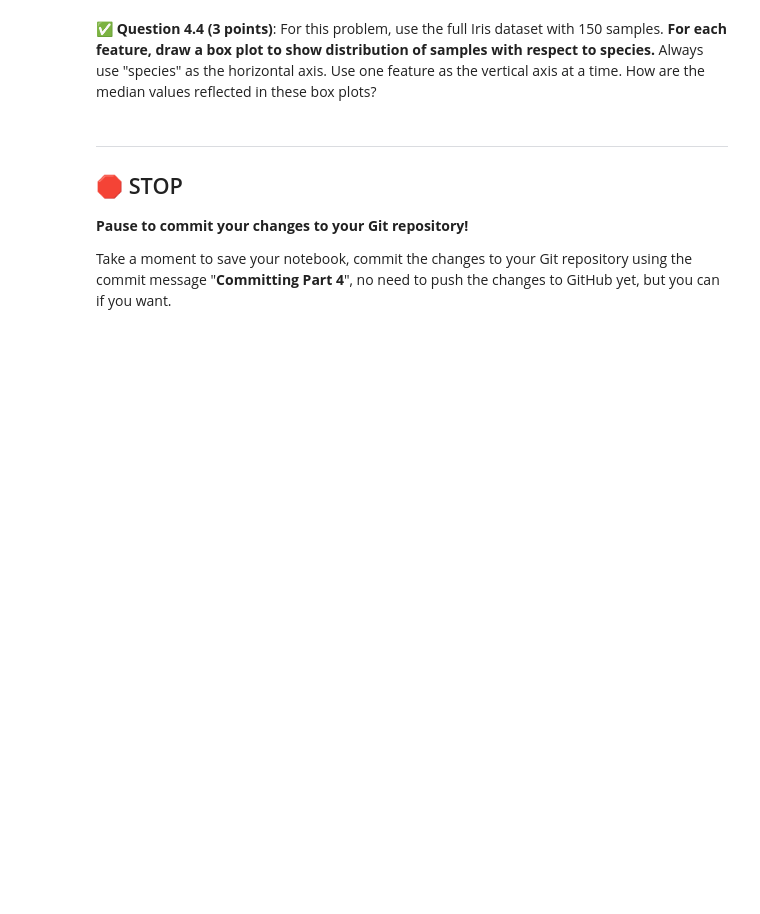
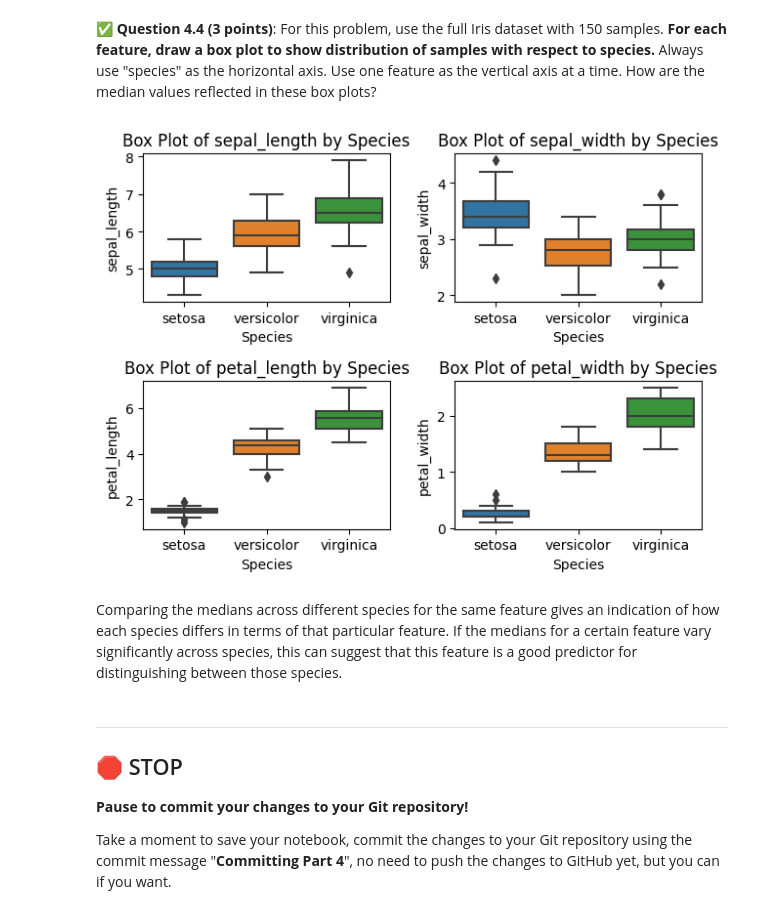
Before and after one commit to haileykuplerski/cmse202-s24-turnin, a Jupyter notebook: hw-01/HW-01_GitPracticeDebuggingPythonPackagesAndClasses-Hailey Kuplerski.ipynb, the cells around one changed output. Drawn from its saved outputs; the diff is of its cells as text; code cells hidden in the pictures; blank space fills up the shorter version.

```diff
--- a/hw-01/HW-01_GitPracticeDebuggingPythonPackagesAndClasses-Hailey Kuplerski.ipynb
+++ b/hw-01/HW-01_GitPracticeDebuggingPythonPackagesAndClasses-Hailey Kuplerski.ipynb
@@ -500,3 +514,32 @@ If you do already have it installed, what command did you use to install it?
+# %%
+### Put your code here
+import matplotlib.pyplot as plt
+
+plt.subplot(2,2,1)
+seaborn.boxplot(x='species', y='sepal_length', data=df)
+plt.title("Box Plot of sepal_length by Species")
+plt.xlabel("Species")
+
+plt.subplot(2,2,2)
+seaborn.boxplot(x='species', y='sepal_width', data=df)
+plt.title("Box Plot of sepal_width by Species")
+plt.xlabel("Species")
+
+plt.subplot(2,2,3)
+seaborn.boxplot(x='species', y='petal_length', data=df)
+plt.title("Box Plot of petal_length by Species")
+plt.xlabel("Species")
+
+plt.subplot(2,2,4)
+seaborn.boxplot(x='species', y='petal_width', data=df)
+plt.title("Box Plot of petal_width by Species")
+plt.xlabel("Species")
+
+plt.tight_layout()
+# %% [output]
+[figure, added]
+# %% [markdown]
+Comparing the medians across different species for the same feature gives an indication of how each species differs in terms of that particular feature. If the medians for a certain feature vary significantly across species, this can suggest that this feature is a good predictor for distinguishing between those species.
 # %% [markdown]
 ---
 ## &#128721; STOP
```
Also changed, not shown: parts of 5 cells of this notebook.
